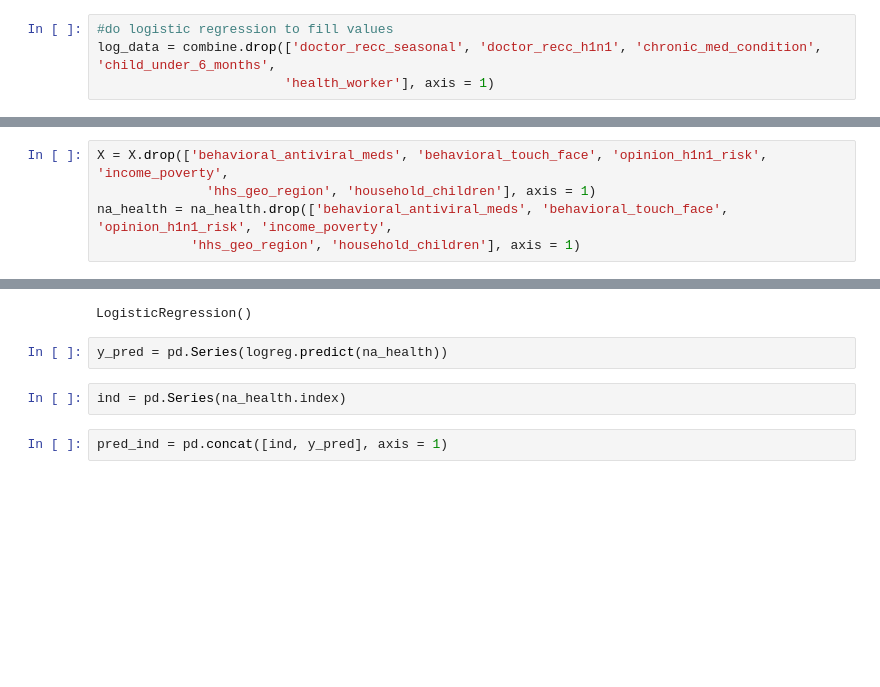
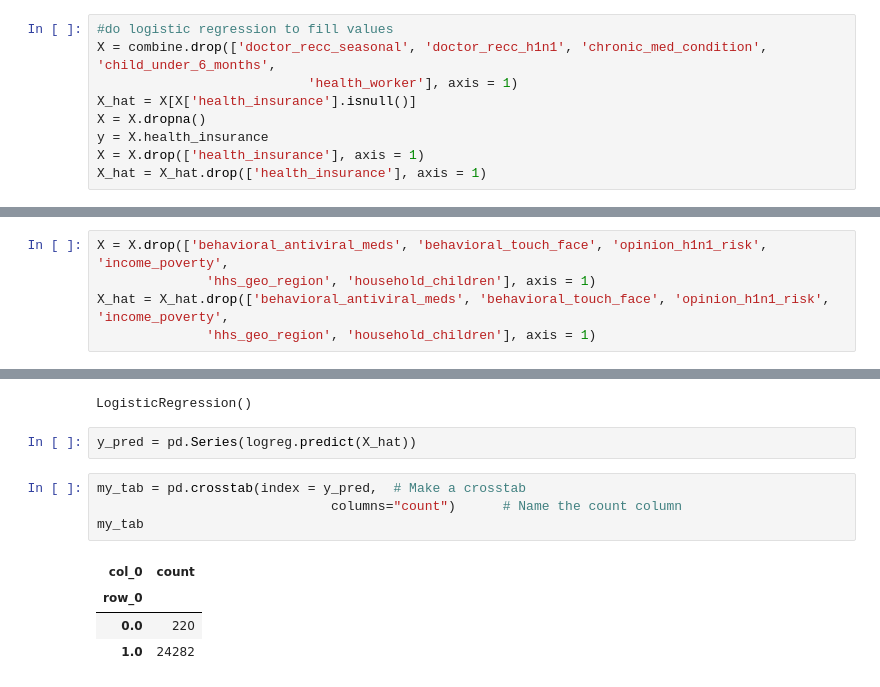
Before and after one commit to EricPPeterson/data-driven-flu-contest, a Jupyter notebook: Driven Data - Flu Vaccine.ipynb, the cells around one changed output, grey strips where cells are left out. Saved outputs shown, nothing was run; the diff lists cells and outputs as text; blank space fills up the shorter version.

```diff
--- a/Driven Data - Flu Vaccine.ipynb
+++ b/Driven Data - Flu Vaccine.ipynb
@@ -251,5 +249,10 @@ sns.set(style="white")
 sns.set(style="whitegrid", color_codes=True)
 # %%
 #do logistic regression to fill values
-log_data = combine.drop(['doctor_recc_seasonal', 'doctor_recc_h1n1', 'chronic_med_condition', 'child_under_6_months',
-                        'health_worker'], axis = 1)
+X = combine.drop(['doctor_recc_seasonal', 'doctor_recc_h1n1', 'chronic_med_condition', 'child_under_6_months',
+                           'health_worker'], axis = 1)
+X_hat = X[X['health_insurance'].isnull()]
+X = X.dropna()
+y = X.health_insurance
+X = X.drop(['health_insurance'], axis = 1)
+X_hat = X_hat.drop(['health_insurance'], axis = 1)
@@ -298,8 +302,8 @@ employment_occupation       -0.0306   0.0039  -7.9397 0.0000 -0.0382 -0.0230
 # %%
 X = X.drop(['behavioral_antiviral_meds', 'behavioral_touch_face', 'opinion_h1n1_risk', 'income_poverty',
               'hhs_geo_region', 'household_children'], axis = 1)
-na_health = na_health.drop(['behavioral_antiviral_meds', 'behavioral_touch_face', 'opinion_h1n1_risk', 'income_poverty',
-            'hhs_geo_region', 'household_children'], axis = 1)
+X_hat = X_hat.drop(['behavioral_antiviral_meds', 'behavioral_touch_face', 'opinion_h1n1_risk', 'income_poverty',
+              'hhs_geo_region', 'household_children'], axis = 1)
 # %%
 logit_model=sm.Logit(y,X)
 result=logit_model.fit()
@@ -336,8 +340,13 @@ Please also refer to the documentation for alternative solver options:
   extra_warning_msg=_LOGISTIC_SOLVER_CONVERGENCE_MSG)
 LogisticRegression()
 # %%
-y_pred = pd.Series(logreg.predict(na_health))
+y_pred = pd.Series(logreg.predict(X_hat))
-# %%
-ind = pd.Series(na_health.index)
-# %%
-pred_ind = pd.concat([ind, y_pred], axis = 1)
+# %%
+my_tab = pd.crosstab(index = y_pred,  # Make a crosstab
+                              columns="count")      # Name the count column
+my_tab
+# %% [output]
+| col_0 | count |
+| row_0 |  |
+| 0.0 | 220 |
+| 1.0 | 24282 |
```
Also changed, not shown: parts of 26 cells of this notebook.
